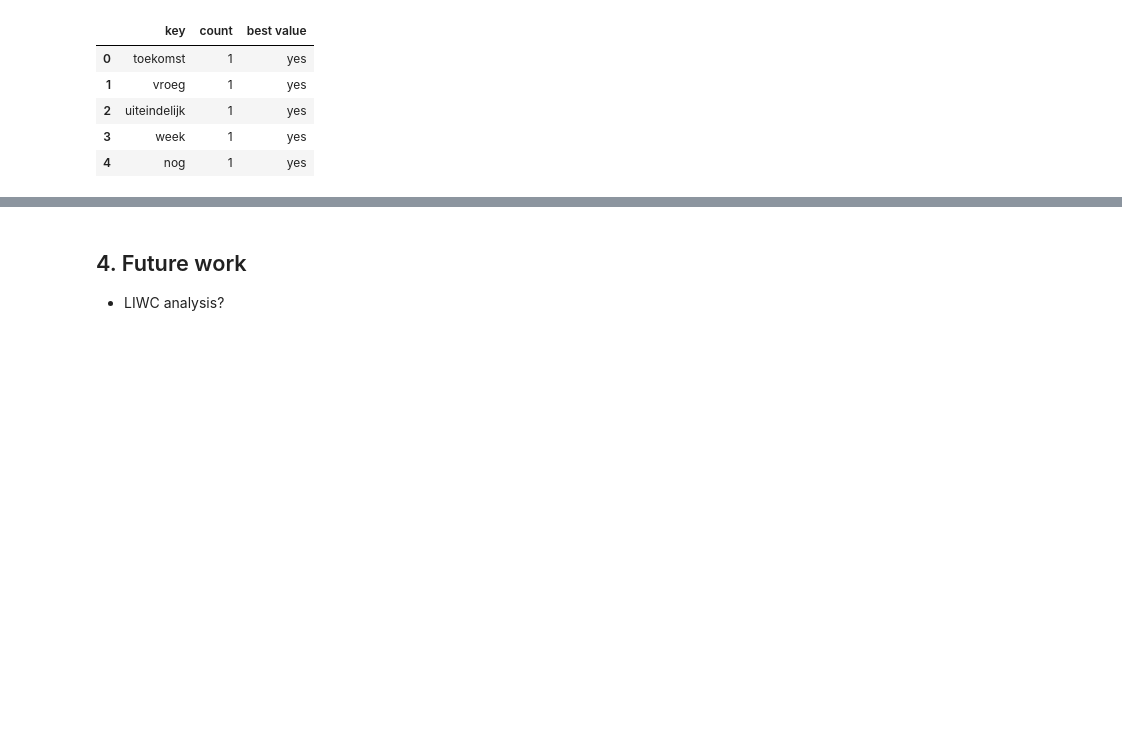
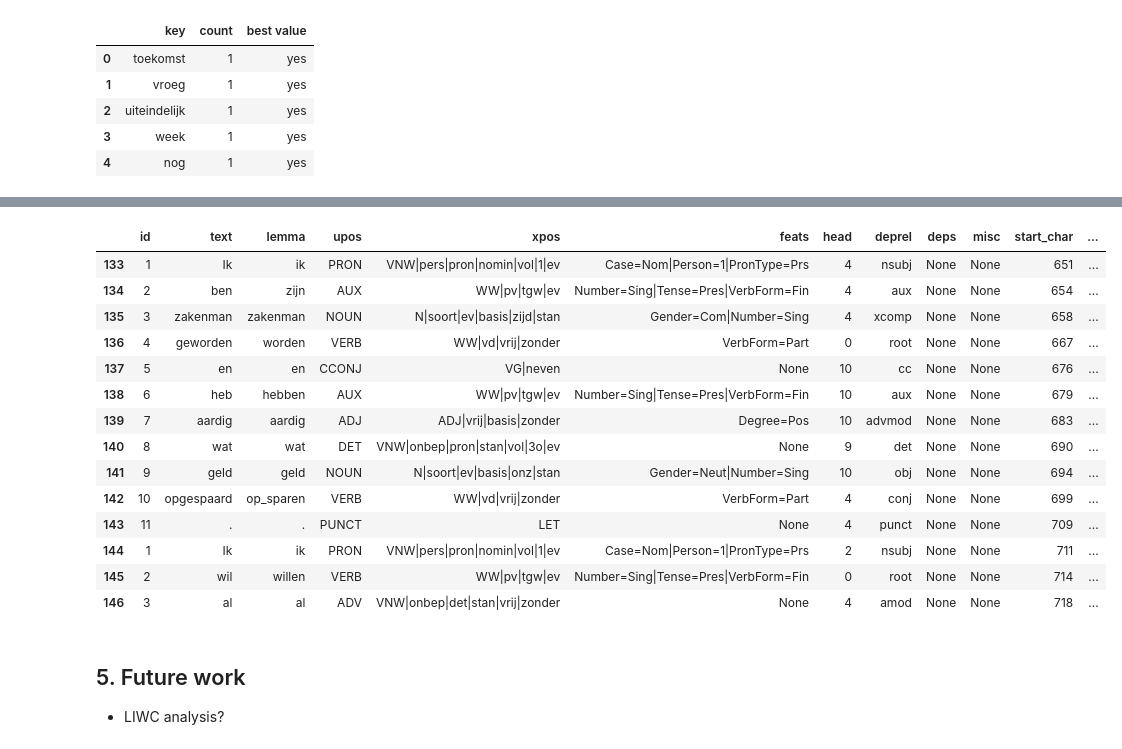
Before and after one commit to navigating-stories/notebooks, a Jupyter notebook: stroll_srl_test.ipynb, the cells around one changed output, grey strips where cells are left out. Saved outputs shown, nothing was run; the diff lists cells and outputs as text; code cells hidden in the pictures; blank space fills up the shorter version.

Commit message:
subject verb object

```diff
--- a/stroll_srl_test.ipynb
+++ b/stroll_srl_test.ipynb
@@ -304,4 +350,22 @@ show_results(get_times(srl_table_df))
+# %%
+nlp_table_df[133:147]
+# %% [output]
+|  | id | text | lemma | upos | xpos | feats | head | deprel | deps | misc | start_char | ... |
+| 133 | 1 | Ik | ik | PRON | VNW|pers|pron|nomin|vol|1|ev | Case=Nom|Person=1|PronType=Prs | 4 | nsubj | None | None | 651 | ... |
+| 134 | 2 | ben | zijn | AUX | WW|pv|tgw|ev | Number=Sing|Tense=Pres|VerbForm=Fin | 4 | aux | None | None | 654 | ... |
+| 135 | 3 | zakenman | zakenman | NOUN | N|soort|ev|basis|zijd|stan | Gender=Com|Number=Sing | 4 | xcomp | None | None | 658 | ... |
+| 136 | 4 | geworden | worden | VERB | WW|vd|vrij|zonder | VerbForm=Part | 0 | root | None | None | 667 | ... |
+| 137 | 5 | en | en | CCONJ | VG|neven | None | 10 | cc | None | None | 676 | ... |
+| 138 | 6 | heb | hebben | AUX | WW|pv|tgw|ev | Number=Sing|Tense=Pres|VerbForm=Fin | 10 | aux | None | None | 679 | ... |
+| 139 | 7 | aardig | aardig | ADJ | ADJ|vrij|basis|zonder | Degree=Pos | 10 | advmod | None | None | 683 | ... |
+| 140 | 8 | wat | wat | DET | VNW|onbep|pron|stan|vol|3o|ev | None | 9 | det | None | None | 690 | ... |
+| 141 | 9 | geld | geld | NOUN | N|soort|ev|basis|onz|stan | Gender=Neut|Number=Sing | 10 | obj | None | None | 694 | ... |
+| 142 | 10 | opgespaard | op_sparen | VERB | WW|vd|vrij|zonder | VerbForm=Part | 4 | conj | None | None | 699 | ... |
+| 143 | 11 | . | . | PUNCT | LET | None | 4 | punct | None | None | 709 | ... |
+| 144 | 1 | Ik | ik | PRON | VNW|pers|pron|nomin|vol|1|ev | Case=Nom|Person=1|PronType=Prs | 2 | nsubj | None | None | 711 | ... |
+| 145 | 2 | wil | willen | VERB | WW|pv|tgw|ev | Number=Sing|Tense=Pres|VerbForm=Fin | 0 | root | None | None | 714 | ... |
+| 146 | 3 | al | al | ADV | VNW|onbep|det|stan|vrij|zonder | None | 4 | amod | None | None | 718 | ... |
 # %% [markdown]
-## 4. Future work
+## 5. Future work
 
 * LIWC analysis?
```
Also changed, not shown: parts of 4 cells of this notebook.
